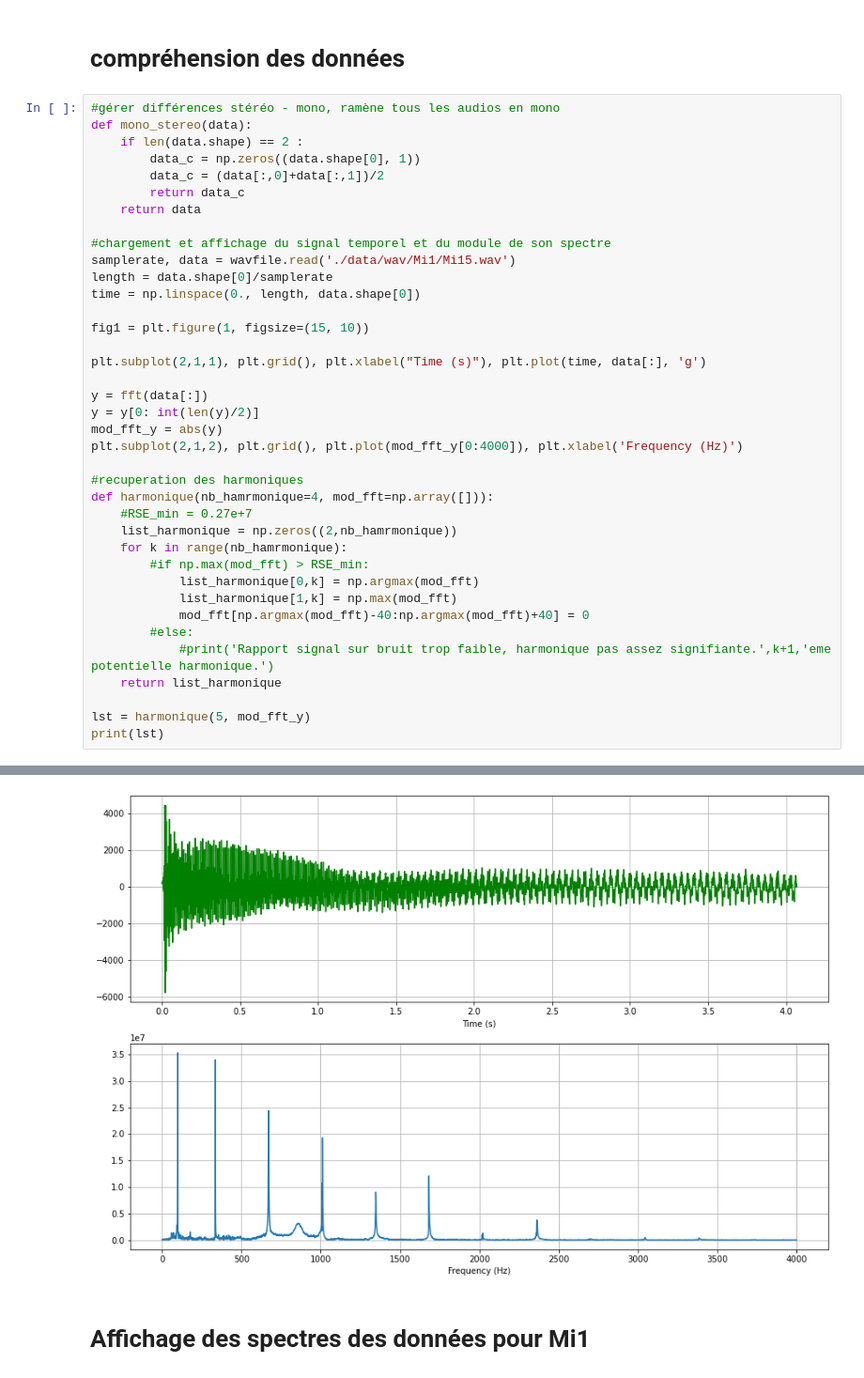
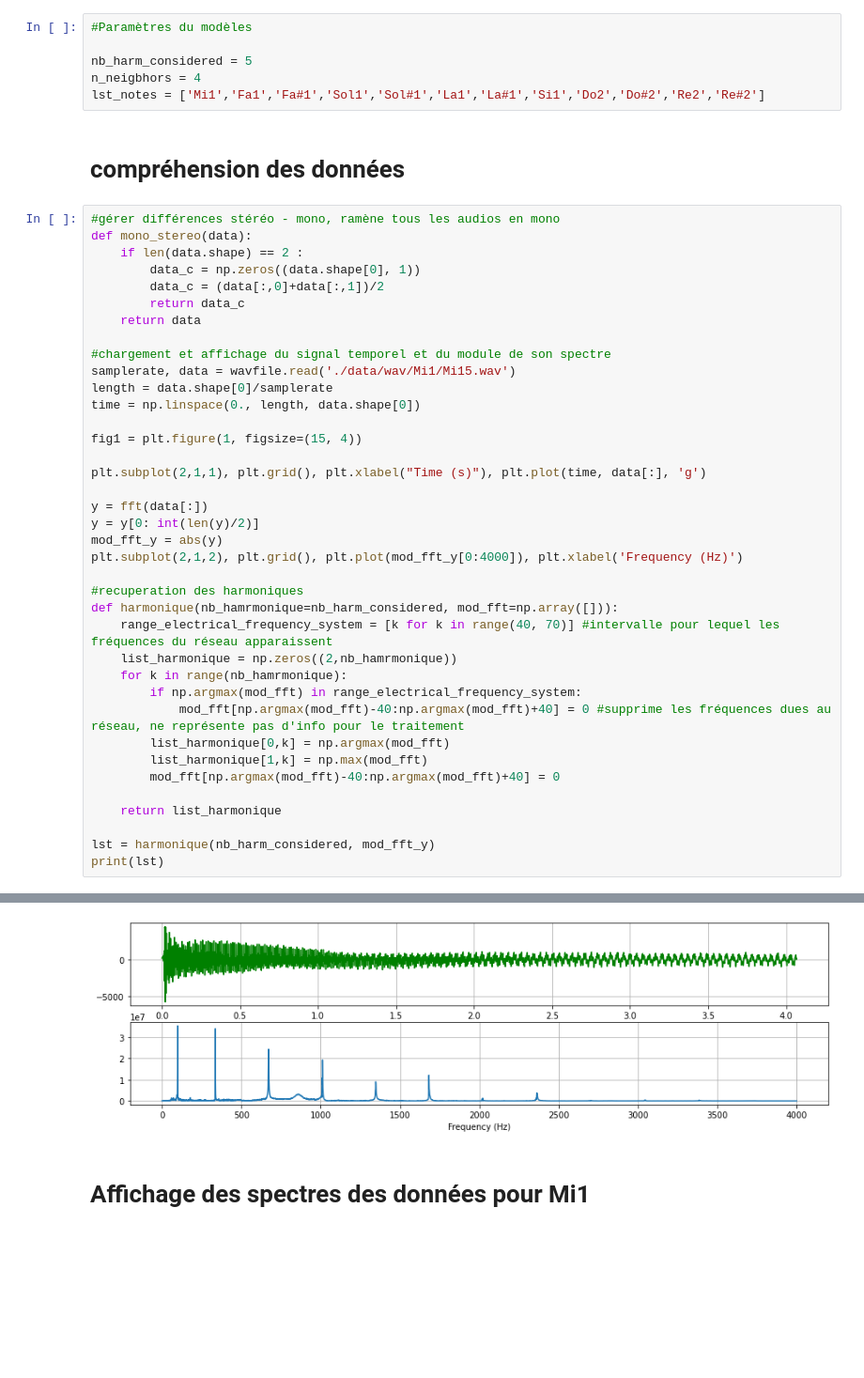
Before and after one commit to thovll/absolute_ear, a Jupyter notebook: script.ipynb, the cells around one changed output, grey strips where cells are left out. Shown: that part at 94% size. Saved outputs shown, nothing was run; the diff lists cells and outputs as text; blank space fills up the shorter version.

```diff
--- a/script.ipynb
+++ b/script.ipynb
@@ -9,6 +11,12 @@ from collections import Counter
 import pyaudio, wave
 import os
 import time as tm
+# %%
+#Paramètres du modèles
+
+nb_harm_considered = 5
+n_neigbhors = 4
+lst_notes = ['Mi1','Fa1','Fa#1','Sol1','Sol#1','La1','La#1','Si1','Do2','Do#2','Re2','Re#2']
 # %% [markdown]
 # compréhension des données
 # %%
@@ -17,44 +25,44 @@ def mono_stereo(data):
     if len(data.shape) == 2 :
         data_c = np.zeros((data.shape[0], 1))
         data_c = (data[:,0]+data[:,1])/2
         return data_c
     return data
 
 #chargement et affichage du signal temporel et du module de son spectre
 samplerate, data = wavfile.read('./data/wav/Mi1/Mi15.wav')
 length = data.shape[0]/samplerate
 time = np.linspace(0., length, data.shape[0])
 
-fig1 = plt.figure(1, figsize=(15, 10))
+fig1 = plt.figure(1, figsize=(15, 4))
 
 plt.subplot(2,1,1), plt.grid(), plt.xlabel("Time (s)"), plt.plot(time, data[:], 'g')
 
 y = fft(data[:])
 y = y[0: int(len(y)/2)]
 mod_fft_y = abs(y)
 plt.subplot(2,1,2), plt.grid(), plt.plot(mod_fft_y[0:4000]), plt.xlabel('Frequency (Hz)')
 
 #recuperation des harmoniques
-def harmonique(nb_hamrmonique=4, mod_fft=np.array([])):
-    #RSE_min = 0.27e+7
+def harmonique(nb_hamrmonique=nb_harm_considered, mod_fft=np.array([])):
+    range_electrical_frequency_system = [k for k in range(40, 70)] #intervalle pour lequel les fréquences du réseau apparaissent
     list_harmonique = np.zeros((2,nb_hamrmonique))
     for k in range(nb_hamrmonique):
-        #if np.max(mod_fft) > RSE_min:
-            list_harmonique[0,k] = np.argmax(mod_fft)
-            list_harmonique[1,k] = np.max(mod_fft)
-            mod_fft[np.argmax(mod_fft)-40:np.argmax(mod_fft)+40] = 0
-        #else:
-            #print('Rapport signal sur bruit trop faible, harmonique pas assez signifiante.',k+1,'eme potentielle harmonique.')
+        if np.argmax(mod_fft) in range_electrical_frequency_system:
+            mod_fft[np.argmax(mod_fft)-40:np.argmax(mod_fft)+40] = 0 #supprime les fréquences dues au réseau, ne représente pas d'info pour le traitement
+        list_harmonique[0,k] = np.argmax(mod_fft)
+        list_harmonique[1,k] = np.max(mod_fft)
+        mod_fft[np.argmax(mod_fft)-40:np.argmax(mod_fft)+40] = 0
+
     return list_harmonique
 
-lst = harmonique(5, mod_fft_y)
+lst = harmonique(nb_harm_considered, mod_fft_y)
 print(lst)
 # %% [output]
 [[9.90000000e+01 3.36000000e+02 6.72000000e+02 1.01100000e+03
   1.68200000e+03]
  [3.53411074e+07 3.40220039e+07 2.43813362e+07 1.92976839e+07
   1.20814016e+07]]
-[figure, old version]
+[figure, new version]
 # %% [markdown]
 # Affichage des spectres des données pour Mi1
 # %%
```
Also changed, not shown: parts of 15 cells of this notebook, 1 other file.
